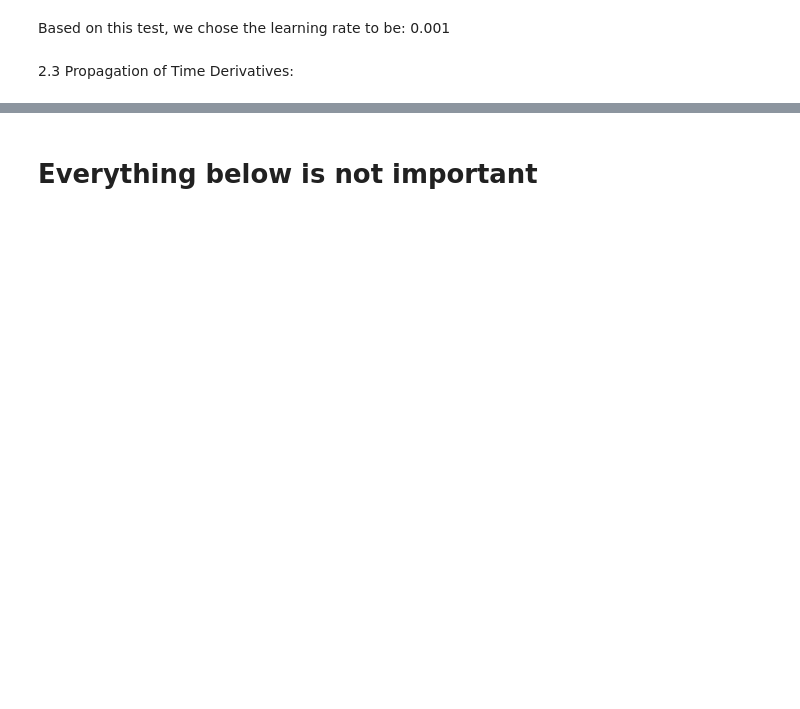
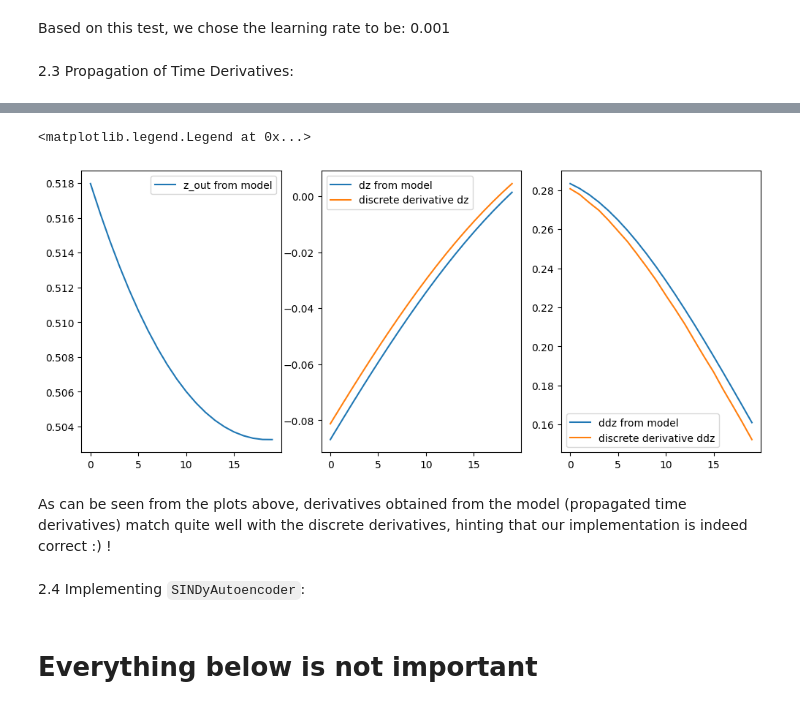
Before and after one commit to lukevoss/GNN, a Jupyter notebook: assignment_6.ipynb, the cells around one changed output, grey strips where cells are left out. Drawn from its saved outputs; the diff is of its cells as text; code cells hidden in the pictures; blank space fills up the shorter version.

Commit message:
Finish Task 2.3: propagation of derivatives

```diff
--- a/assignment_6.ipynb
+++ b/assignment_6.ipynb
@@ -938,3 +959,6 @@ x,xdot,xddot=cartesian_embedding(concatenated_z,concatenated_z,concatenated_z)
+# %%
+# creating the data in x domain.
+x,xdot,xddot=cartesian_embedding(concatenated_z,concatenated_dzdt,concatenated_d2zdt)
 # %% [markdown]
 let's create the train and test dataset and dataloaders for this training set
 # %%
@@ -1457,0 +1443,6 @@ class CustomAutoencoder(nn.Module):
+# %%
+z_diff_init_cond= np.concatenate(z_arrays, axis=1)
+dzdt_diff_init_cond= np.concatenate(dzdt_arrays, axis=1)
+d2zdt_diff_init_cond= np.concatenate(d2zdt_arrays, axis=1)
+# print(z_diff_init_cond);
+print(z_diff_init_cond.shape)
@@ -1457,0 +1451,5 @@ class CustomAutoencoder(nn.Module):
+# %%
+x_1, xdot_1,xddot_1= cartesian_embedding(z_diff_init_cond[:,0][:,np.newaxis],
+                                   dzdt_diff_init_cond[:,0][:,np.newaxis],
+                                   d2zdt_diff_init_cond[:,0][:,np.newaxis])
+x_1.shape, xdot_1.shape, xddot_1.shape
@@ -1458,3 +1538,38 @@ class CustomAutoencoder(nn.Module):
+# %%
+# Use the verify function with your encoder and dataloader
+delta_t = 0.02
+input_size=2
+num_layers=1
+hidden_size_list=[1]
+
+custom_ae_model = CustomAutoencoder(input_size, num_layers, hidden_size= hidden_size_list)
+# Extract the encoder part from the model
+encoder_instance = custom_ae_model.encoder
+
+
+z_out, dz_out, ddz_out, discrete_dz_out, discrete_ddz_out= verify(encoder_instance, cartesian_x1_train_dataloader)
+# %%
+# time=np.arange(0,T/2,step=delta_t)
+
+plt.figure(figsize=(12,5))
+plt.subplot(1,3,1)
+plt.plot(z_out[:20], label="z_out from model")
+plt.legend()
+plt.subplot(1,3,2)
+plt.plot(dz_out[:20], label="dz from model")
+plt.plot(discrete_dz_out[:20], label="discrete derivative dz")
+plt.legend()
+plt.subplot(1,3,3)
+plt.plot(ddz_out[:20], label="ddz from model")
+plt.plot(discrete_ddz_out[:20], label="discrete derivative ddz")
+plt.legend()
+# %% [output]
+<matplotlib.legend.Legend at 0x...>
+[figure, added]
+# %% [markdown]
+As can be seen from the plots above, derivatives obtained from the model (propagated time derivatives) match quite well with the discrete derivatives, hinting that our implementation is indeed correct :) !
+# %% [markdown]
+2.4 Implementing `SINDyAutoencoder`:
 # %% [markdown]
 # Everything below is not important
 # %%
```
Also changed, not shown: parts of 31 cells of this notebook.
